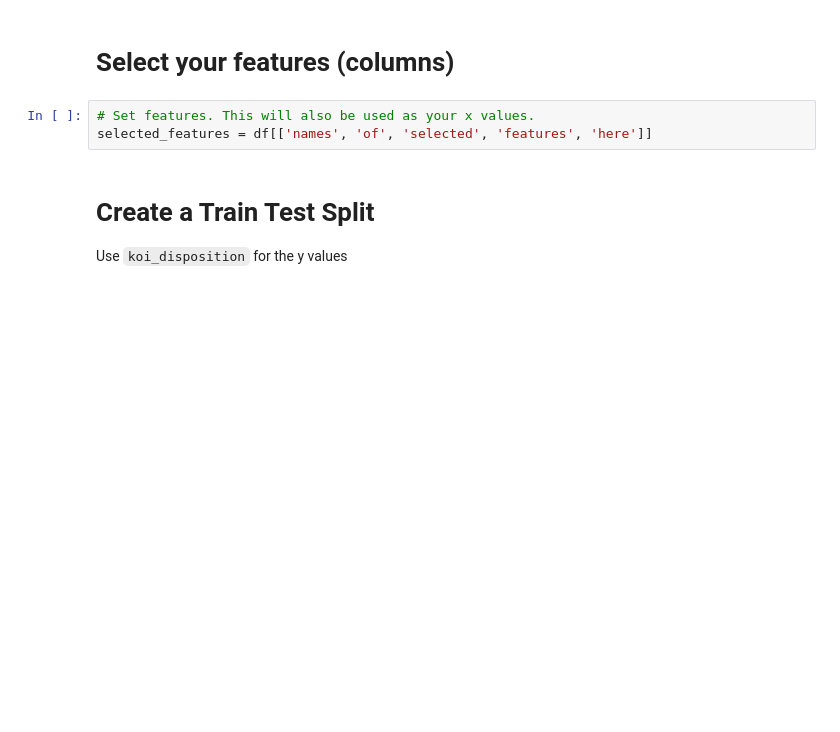
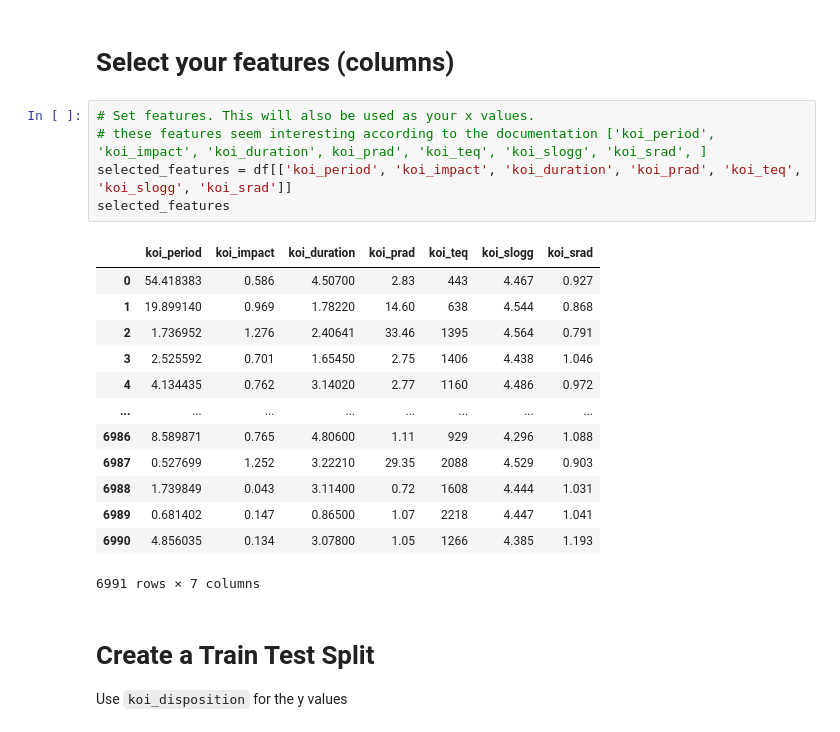
Before and after one commit to jaysueno/plantery-machine-learning-predictor, a Jupyter notebook: model_1.ipynb, the cells around one changed output. Drawn from its saved outputs; the diff is of its cells as text; blank space fills up the shorter version.

```diff
--- a/model_1.ipynb
+++ b/model_1.ipynb
@@ -20,7 +53,23 @@ df.head()
 # Select your features (columns)
 # %%
 # Set features. This will also be used as your x values.
-selected_features = df[['names', 'of', 'selected', 'features', 'here']]
+# these features seem interesting according to the documentation ['koi_period', 'koi_impact', 'koi_duration', koi_prad', 'koi_teq', 'koi_slogg', 'koi_srad', ]
+selected_features = df[['koi_period', 'koi_impact', 'koi_duration', 'koi_prad', 'koi_teq', 'koi_slogg', 'koi_srad']]
+selected_features
+# %% [output]
+|  | koi_period | koi_impact | koi_duration | koi_prad | koi_teq | koi_slogg | koi_srad |
+| 0 | 54.418383 | 0.586 | 4.50700 | 2.83 | 443 | 4.467 | 0.927 |
+| 1 | 19.899140 | 0.969 | 1.78220 | 14.60 | 638 | 4.544 | 0.868 |
+| 2 | 1.736952 | 1.276 | 2.40641 | 33.46 | 1395 | 4.564 | 0.791 |
+| 3 | 2.525592 | 0.701 | 1.65450 | 2.75 | 1406 | 4.438 | 1.046 |
+| 4 | 4.134435 | 0.762 | 3.14020 | 2.77 | 1160 | 4.486 | 0.972 |
+| ... | ... | ... | ... | ... | ... | ... | ... |
+| 6986 | 8.589871 | 0.765 | 4.80600 | 1.11 | 929 | 4.296 | 1.088 |
+| 6987 | 0.527699 | 1.252 | 3.22210 | 29.35 | 2088 | 4.529 | 0.903 |
+| 6988 | 1.739849 | 0.043 | 3.11400 | 0.72 | 1608 | 4.444 | 1.031 |
+| 6989 | 0.681402 | 0.147 | 0.86500 | 1.07 | 2218 | 4.447 | 1.041 |
+| 6990 | 4.856035 | 0.134 | 3.07800 | 1.05 | 1266 | 4.385 | 1.193 |
+6991 rows × 7 columns
 # %% [markdown]
 # Create a Train Test Split
 
```
Also changed, not shown: parts of 10 cells of this notebook.
